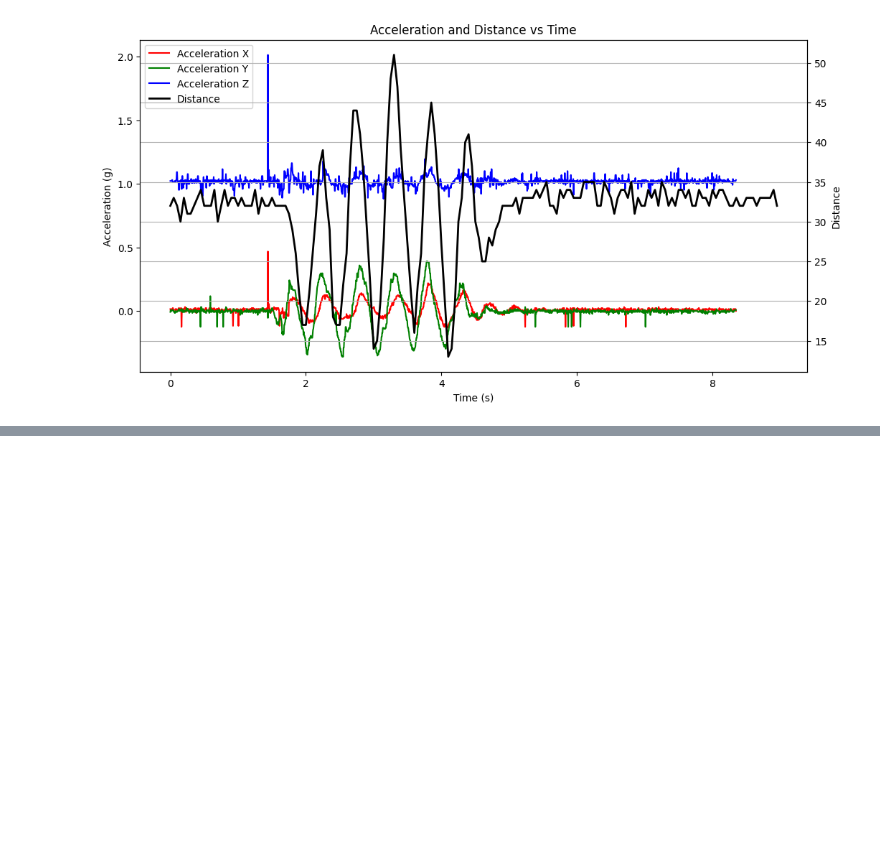
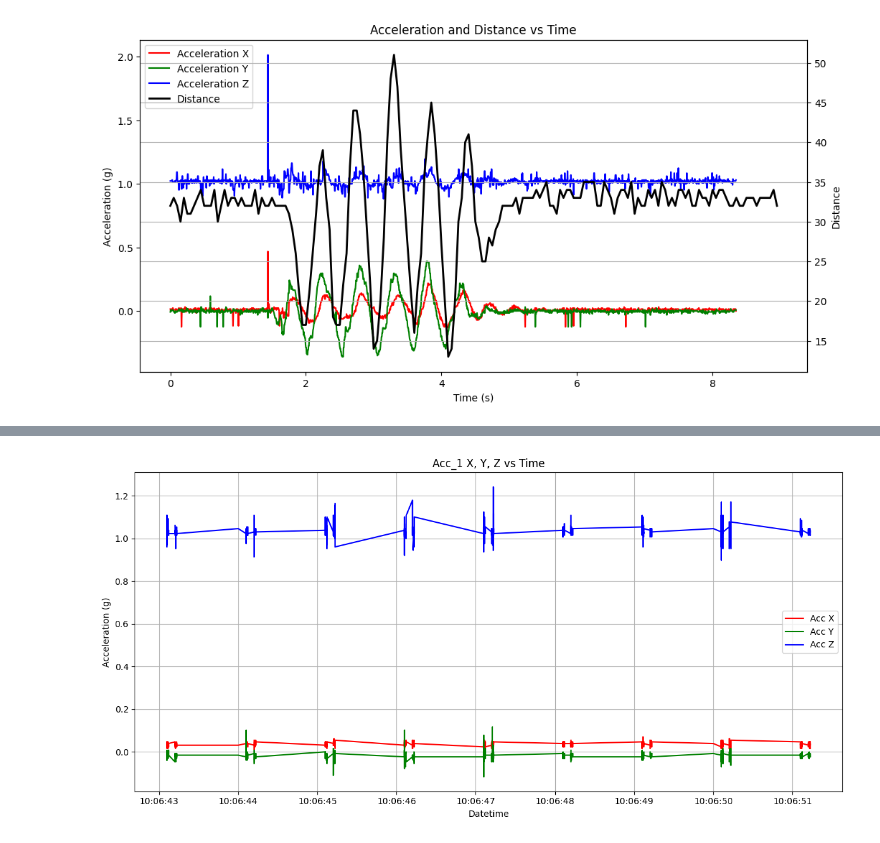
Before and after one commit to mihakodric/Gorenje-Monitoring-of-Washing-Machines, a Jupyter notebook: graf_pospesek_razdalja.ipynb, the cells around one changed output, grey strips where cells are left out. Saved outputs shown, nothing was run; the diff lists cells and outputs as text; code cells hidden in the pictures; blank space fills up the shorter version.

```diff
--- a/graf_pospesek_razdalja.ipynb
+++ b/graf_pospesek_razdalja.ipynb
@@ -77,0 +104,38 @@ plt.show()
+# %%
+import sqlite3
+import pandas as pd
+import matplotlib.pyplot as plt
+
+
+conn = sqlite3.connect('prebrani_podatki.db')
+
+
+query = """
+SELECT datetime, direction, value
+FROM podatki
+WHERE sensor_id = 'acc_1' AND direction IN ('x','y','z')
+ORDER BY datetime
+"""
+df = pd.read_sql(query, conn)
+conn.close()
+
+df['datetime'] = pd.to_datetime(df['datetime'])
+
+
+plt.figure(figsize=(12,6))
+
+colors = {'x':'red', 'y':'green', 'z':'blue'}
+
+for direction in ['x','y','z']:
+    dir_data = df[df['direction'] == direction]
+    plt.plot(dir_data['datetime'], dir_data['value'], color=colors[direction], label=f'Acc {direction.upper()}')
+
+plt.xlabel('Datetime')
+plt.ylabel('Acceleration (g)')
+plt.title('Acc_1 X, Y, Z vs Time')
+plt.legend()
+plt.grid(True)
+plt.tight_layout()
+plt.show()
+# %% [output]
+[figure, added]
```
Also changed, not shown: parts of 2 cells of this notebook.
